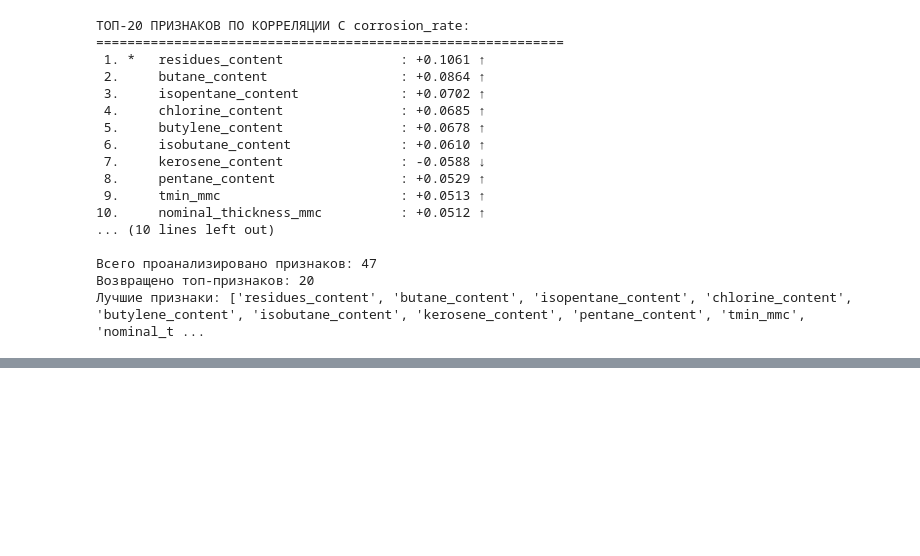
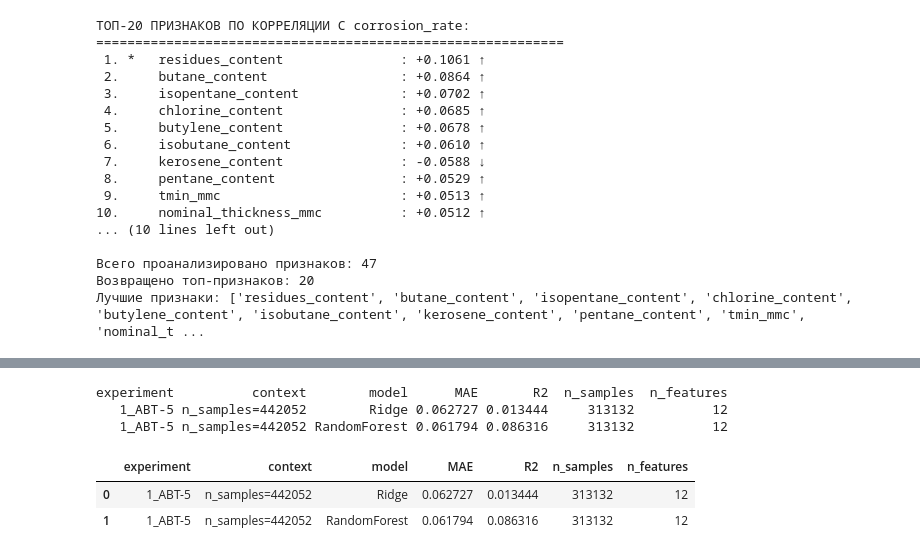
Before and after one commit to Kosyakin/corrosion_analysis_project, a Jupyter notebook: notebooks/08_param_experiments.ipynb, the cells around one changed output, grey strips where cells are left out. Cells and saved outputs as stored; diff of their text form; code cells hidden in the pictures; blank space fills up the shorter version.

```diff
--- a/notebooks/08_param_experiments.ipynb
+++ b/notebooks/08_param_experiments.ipynb
@@ -384,0 +395,18 @@ experiment         context        model      MAE       R2  n_samples  n_features
+# %%
+cols = ['acetic_acid_content', 'ammonia_content', 'ammonium_content', 'butane_content', 'butylene_content', 'chlorine_content', 'co2_content', 'component_type_id',
+        'corrosion_inhibitor_content', 'cross_sectional_area', 'diameter_to_thickness_ratio', 'diesel_content', 'ethane_content', 'ethylene_content', 'gasoline_c6_c8_content', 'h2s_content',
+        'heavy_naphtha_content', 'hexane_content', 'hydrochloric_acid_content', 'hydrogen_content',
+        'hydrogen_fluoride_content', 'inner_diameter', 'installation', 'is_replaced', 'isobutane_content', 'isopentane_content', 'kerosene_content', 'material_code',
+        'material_resistance_score', 'material_type',  'methane_content', 'naphthenic_acid_content', 'nitrogen_content', 'nominal_thickness_mmc',
+        'operating_pressure', 'operating_temperature', 'outer_diameter', 'oxygen_content', 'pentane_content', 'propane_content', 'propylene_content', 'radius', 'residues_content',
+        'sodium_hydroxide_content', 'sulfur_content', 'sulfuric_acid_content', 'total_acids', 'total_chlorine_compounds', 'total_components',
+        'total_composition', 'total_sulfur_compounds', 'wall_thickness', 'water_content']
+# 'diesel_content'-
+run_experiment(DF, cols, experiment_name='1_АВТ-5')
+# %% [output]
+experiment          context        model      MAE       R2  n_samples  n_features
+   1_АВТ-5 n_samples=442052        Ridge 0.062727 0.013444     313132          12
+   1_АВТ-5 n_samples=442052 RandomForest 0.061794 0.086316     313132          12
+|  | experiment | context | model | MAE | R2 | n_samples | n_features |
+| 0 | 1_АВТ-5 | n_samples=442052 | Ridge | 0.062727 | 0.013444 | 313132 | 12 |
+| 1 | 1_АВТ-5 | n_samples=442052 | RandomForest | 0.061794 | 0.086316 | 313132 | 12 |
```
Also changed, not shown: parts of 12 cells of this notebook, 5 other files.
